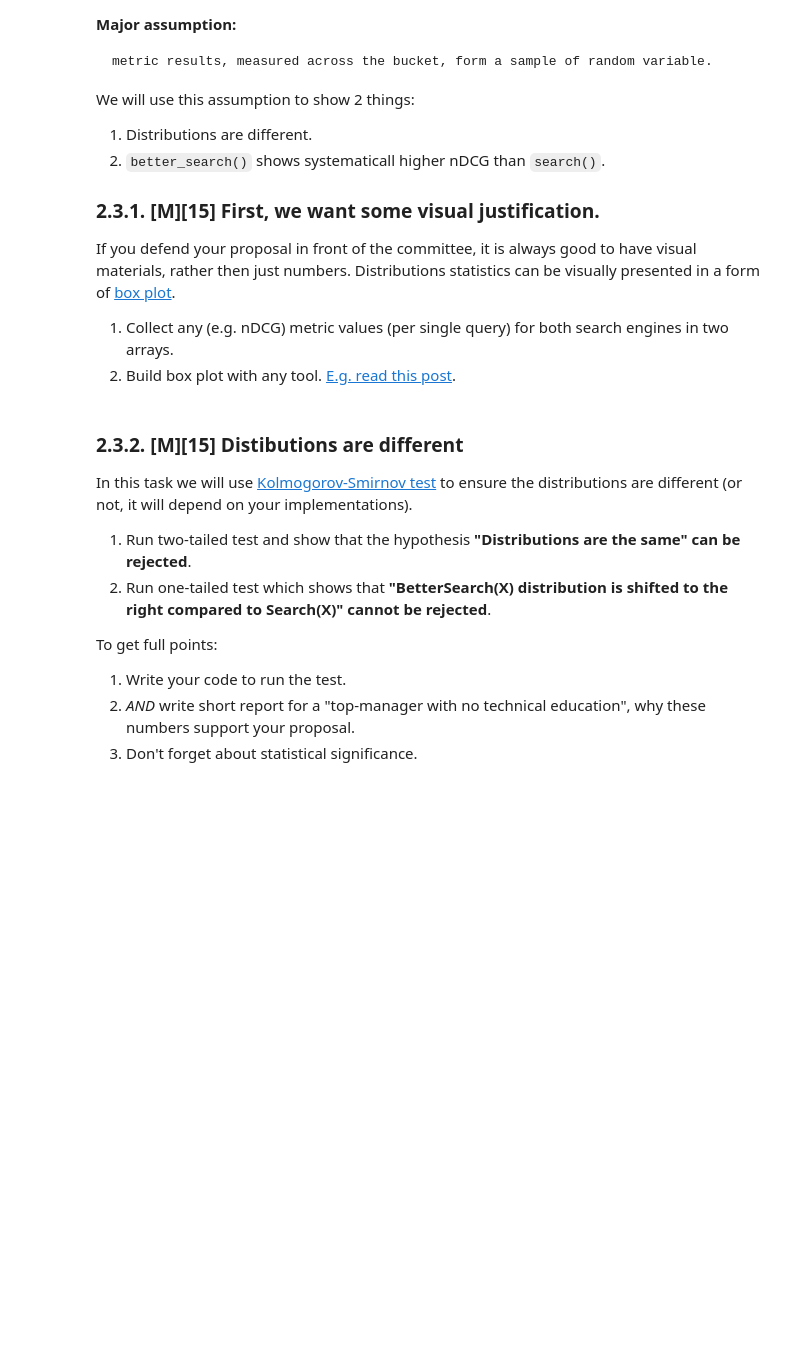
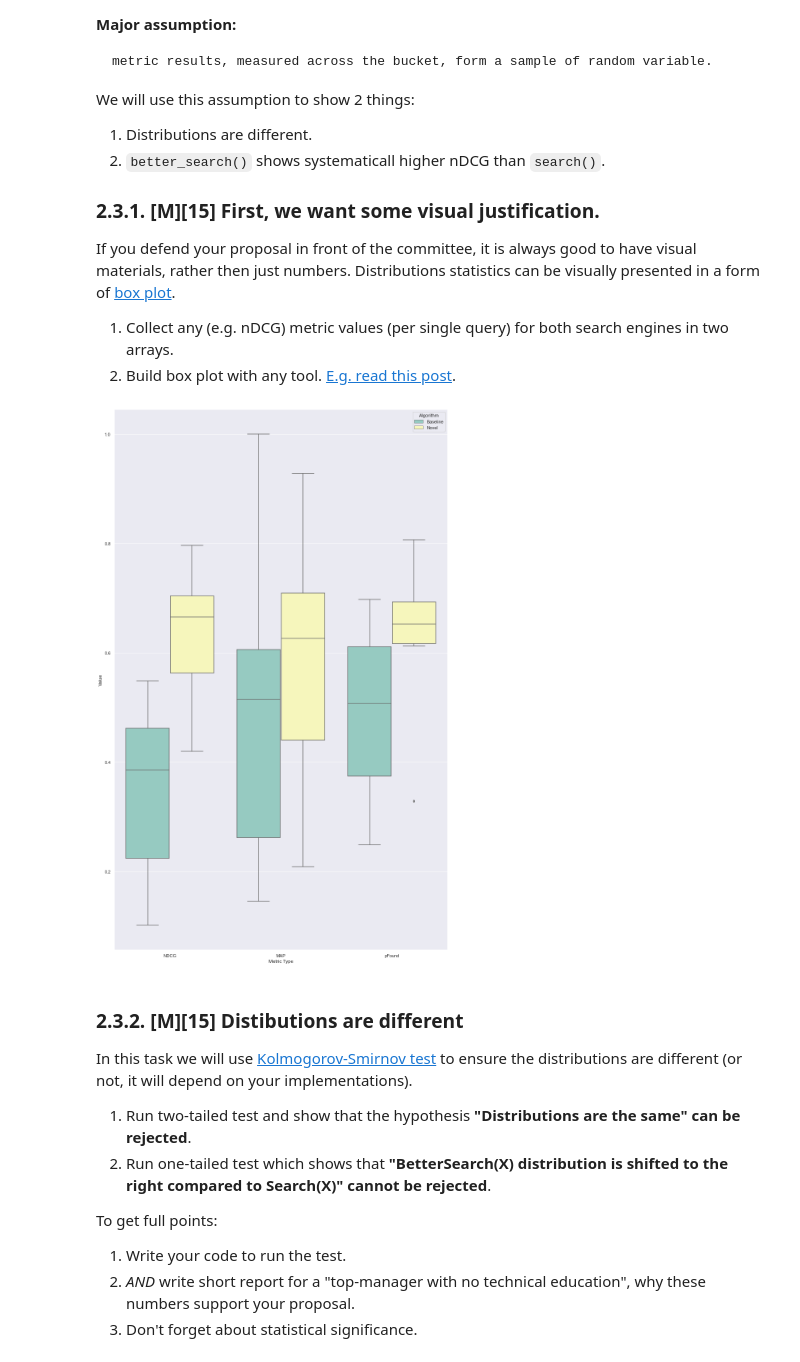
Before and after one commit to DanisAlukaev/Information-Retrieval, a Jupyter notebook: Assignment 2/Solution.ipynb, the cells around one changed output. Cells and saved outputs as stored; diff of their text form; code cells hidden in the pictures; blank space fills up the shorter version.

```diff
--- a/Assignment 2/Solution.ipynb
+++ b/Assignment 2/Solution.ipynb
@@ -603,7 +608,3 @@ pFound: 0.35553663160045323
 ## 2.3. [M] Better search
 
 The first thing we will start with - implementing another search engine. Use any approach which seams meaningful for you. You can involve text embedding, word preprocessing, threshold tuning, or whatever comes to your mind to make results better.
-# %%
-def better_search(query, documents):
-    #TODO: implement your better search engine here
-    pass
@@ -619,0 +732,3 @@ We will show two thing:
+# %%
+tokenizer, model = load_models()
+_documents = prepare_search_space(load_dataset(documents), tokenizer, model)
@@ -660,3 +862,42 @@ Distributions statistics can be visually presented in a form of [box plot](https
+# %%
+def reconstruct_dataframe(metrics, include_time=False):
+    """
+    Method that creates a pandas DataFrame from output of run_experiments
+    function. It is handy to use for plotting via seaborn.
+
+    :param metrics: dictionary with metrics for each algorithm.
+    :param include_time: flag whether 'Time' parameter should be included in DataFrame.
+    :return: DataFrame with metrics.
+    """
+    algorithm_col, metric_col, value_col = [], [], []
+    for algorithm, results in metrics.items():
+        for metric, values in results.items():
+            if metric == "Time" and not include_time:
+                continue
+            for value in values:
+                algorithm_col.append(algorithm)
+                metric_col.append(metric)
+                value_col.append(value)
+    df_dict = {"Metric Type": metric_col, "Algorithm": algorithm_col, "Value": value_col}
+    df = pd.DataFrame(data=df_dict)
+    return df
+
+df = reconstruct_dataframe(metrics)
+# %%
+def visualize_boxplot(df, figsize=(15, 25)):
+    """
+    Method that visualizes metrics for search engines as a boxplots.
+
+    :param df: DataFrame to be plotted.
+    :param figsize: size of figure to be plotted.
+    """
+    sns.set(rc={'figure.figsize': figsize})
+    sns.boxplot(x="Metric Type", y="Value", hue="Algorithm", data=df, palette="Set3")
+    plt.show()
+
+visualize_boxplot(df)
+# %% [output]
+[figure, added]
 # %% [markdown]
 ### 2.3.2. [M][15] Distibutions are different
 
```
Also changed, not shown: parts of 20 cells of this notebook.
